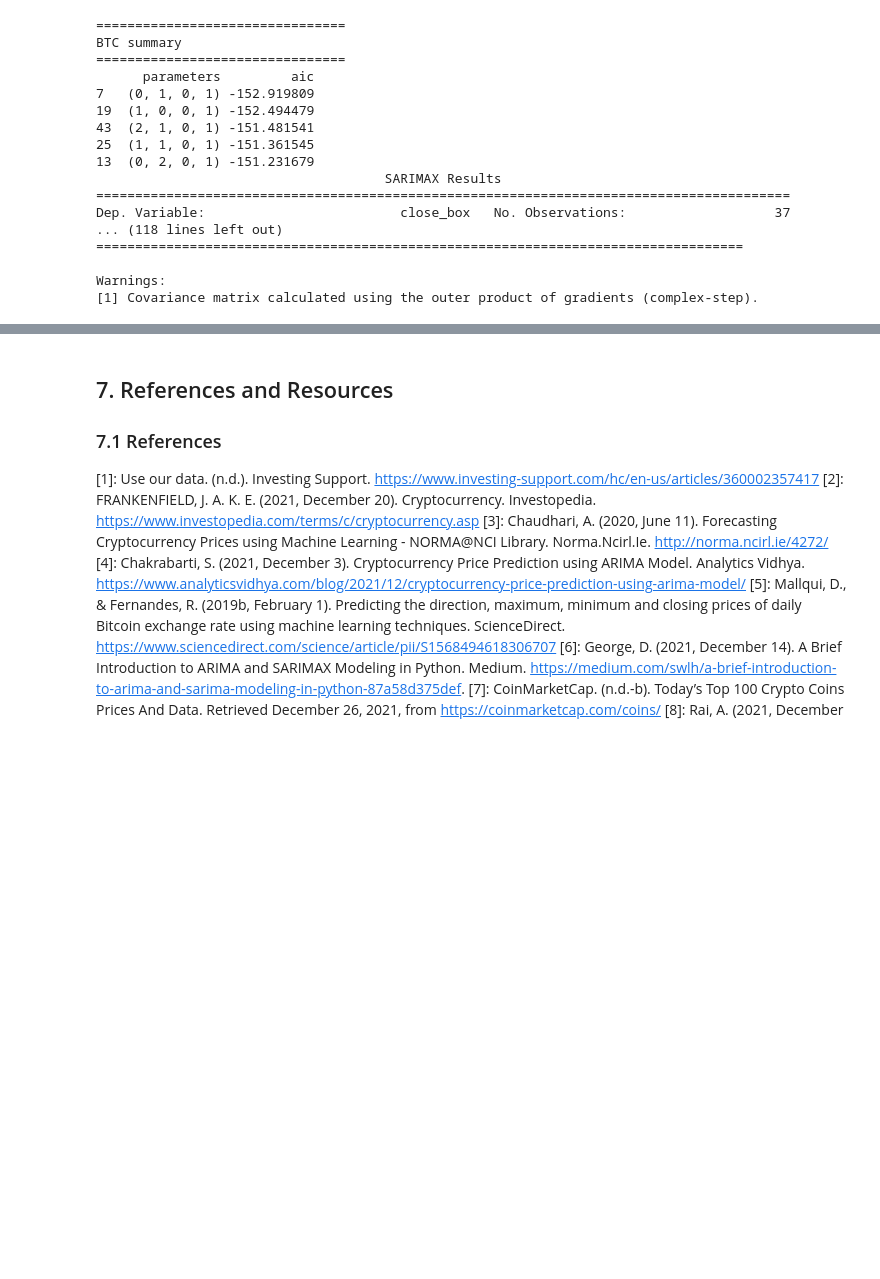
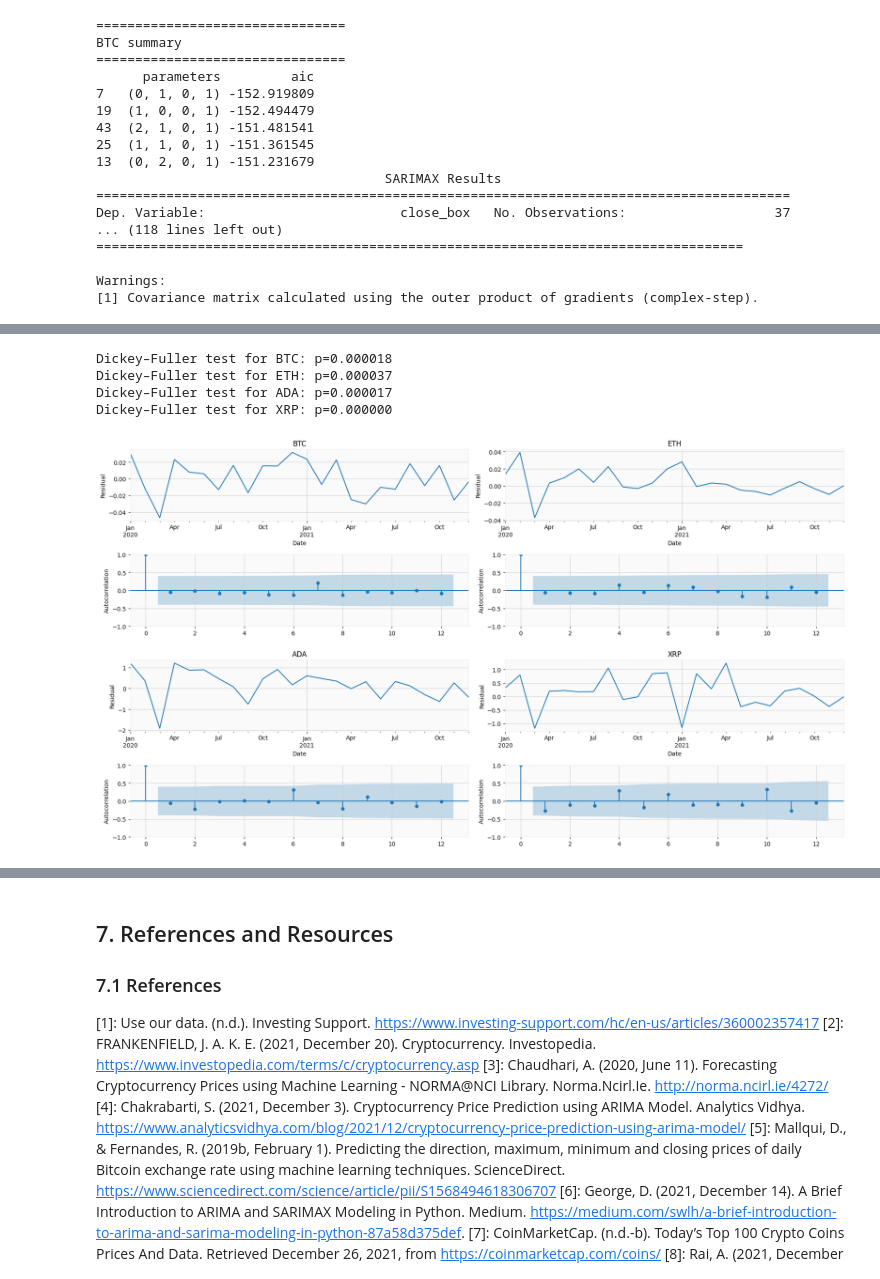
Before and after one commit to gshudhanshu/CM2015-Programming-with-data_Mid-term, a Jupyter notebook: CM2015_Mid-term.ipynb, the cells around one changed output, grey strips where cells are left out. Saved outputs shown, nothing was run; the diff lists cells and outputs as text; code cells hidden in the pictures; blank space fills up the shorter version.

```diff
--- a/CM2015_Mid-term.ipynb
+++ b/CM2015_Mid-term.ipynb
@@ -618,9 +618,3 @@ Dep. Variable:                         close_box   No. Observations:
 
 Warnings:
 [1] Covariance matrix calculated using the outer product of gradients (complex-step).
-# %%
-
-for symbol in monthMean:
-    print(('Dickey–Fuller test for ' + symbol + ': p=%f') % adfuller(best_models[symbol].resid[13:])[1])
-    best_models[symbol].plot_diagnostics(figsize=(18, 6))
-    plt.show()
@@ -635,0 +621,32 @@ Dickey–Fuller test for XRP: p=0.000000
+# %%
+fig, axes = plt.subplots(ncols=2, nrows=4, figsize=(18,10))
+
+# Function to plot graph
+def plotResidAutoCorrelation(res, axes, coinName):
+
+    res.plot(ax=axes[0])
+    axes[0].set_ylabel('Residual')
+
+    axes[1].set_ylabel('Autocorrelation')
+    plot_acf(best_models[symbol].resid[13:].values.squeeze(), lags=12, ax=axes[1])
+    axes[1].set_title("")
+
+    axes[0].set_title(coinName)
+
+
+for i, j, symbol in zip((1,1,2,2), (0,1,0,1), best_models):
+    print(('Dickey–Fuller test for ' + symbol + ': p=%f') % adfuller(best_models[symbol].resid[13:])[1])
+    res = best_models[symbol].resid[13:]
+    plotResidAutoCorrelation(res, axes[(i-1)*2:(i)*2,j], symbol)
+
+plt.tight_layout()
+plt.show()
+
+# ax = plt.subplot(212)
+# plot_acf(best_models[symbol].resid[13:].values.squeeze(), lags=12, ax=ax)
+# %% [output]
+Dickey–Fuller test for BTC: p=0.000018
+Dickey–Fuller test for ETH: p=0.000037
+Dickey–Fuller test for ADA: p=0.000017
+Dickey–Fuller test for XRP: p=0.000000
+[figure, added]
```
Also changed, not shown: parts of 6 cells of this notebook.
